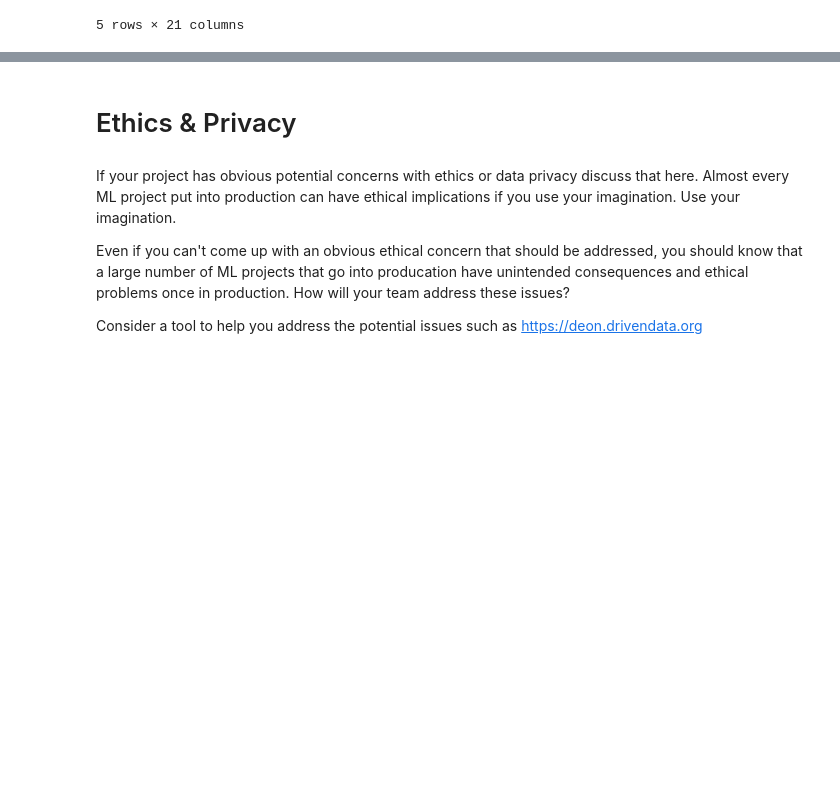
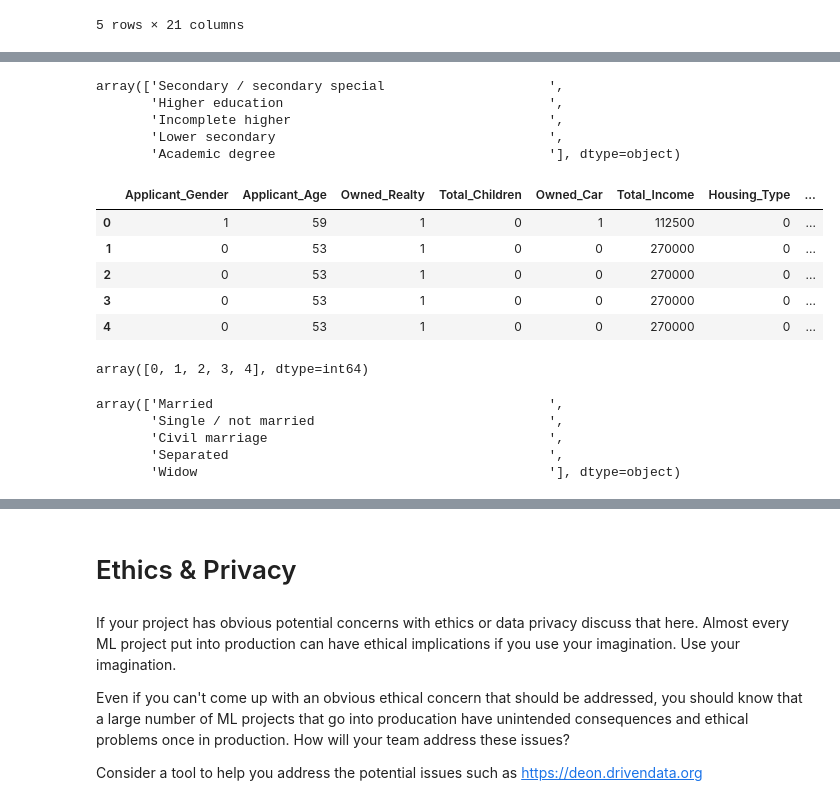
Before and after one commit to COGS118A/Group022-Wi23, a Jupyter notebook: CheckpointGroup022-Wi23.ipynb, the cells around one changed output, grey strips where cells are left out. Cells and saved outputs as stored; diff of their text form; code cells hidden in the pictures; blank space fills up the shorter version.

```diff
--- a/CheckpointGroup022-Wi23.ipynb
+++ b/CheckpointGroup022-Wi23.ipynb
@@ -118,0 +237,46 @@ credit.head()
+# %%
+#next is Education_Type
+credit['Education_Type'].unique()
+# %% [output]
+array(['Secondary / secondary special                     ',
+       'Higher education                                  ',
+       'Incomplete higher                                 ',
+       'Lower secondary                                   ',
+       'Academic degree                                   '], dtype=object)
+# %%
+'''
+Replace as below
+['Secondary / secondary special                     ' = 0,
+       'Higher education                                  ' = 1,
+       'Incomplete higher                                 ' = 2,
+       'Lower secondary                                   ' =3,
+       'Academic degree                                   ' =4]
+'''
+
+credit['Education_Type'] = credit['Education_Type'].replace(['Secondary / secondary special                     ',
+       'Higher education                                  ',
+       'Incomplete higher                                 ',
+       'Lower secondary                                   ',
+       'Academic degree                                   '], [0, 1, 2, 3, 4])
+credit.head()
+# %% [output]
+|  | Applicant_Gender | Applicant_Age | Owned_Realty | Total_Children | Owned_Car | Total_Income | Housing_Type | ... |
+| 0 | 1 | 59 | 1 | 0 | 1 | 112500 | 0 | ... |
+| 1 | 0 | 53 | 1 | 0 | 0 | 270000 | 0 | ... |
+| 2 | 0 | 53 | 1 | 0 | 0 | 270000 | 0 | ... |
+| 3 | 0 | 53 | 1 | 0 | 0 | 270000 | 0 | ... |
+| 4 | 0 | 53 | 1 | 0 | 0 | 270000 | 0 | ... |
+# %%
+#check to make sure it worked
+credit['Education_Type'].unique()
+# %% [output]
+array([0, 1, 2, 3, 4], dtype=int64)
+# %%
+#next is Family_Status
+credit['Family_Status'].unique()
+# %% [output]
+array(['Married                                           ',
+       'Single / not married                              ',
+       'Civil marriage                                    ',
+       'Separated                                         ',
+       'Widow                                             '], dtype=object)
```
Also changed, not shown: parts of 16 cells of this notebook.
